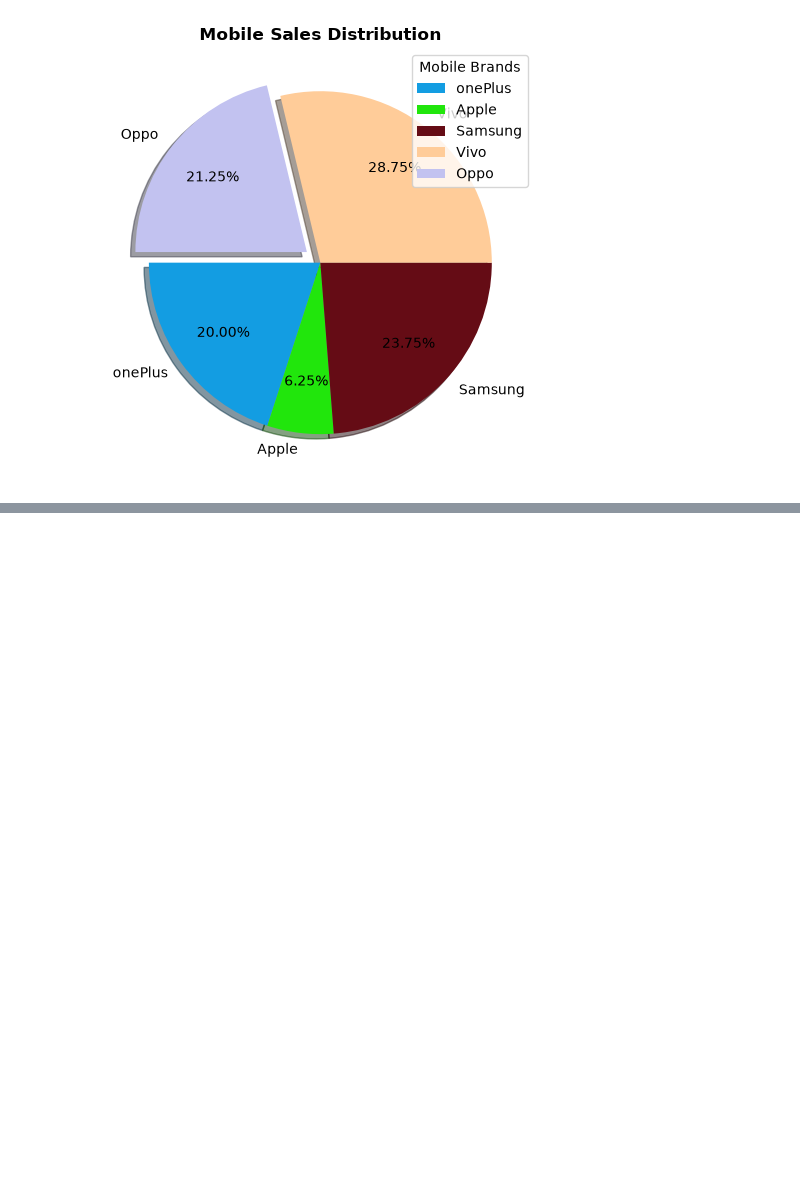
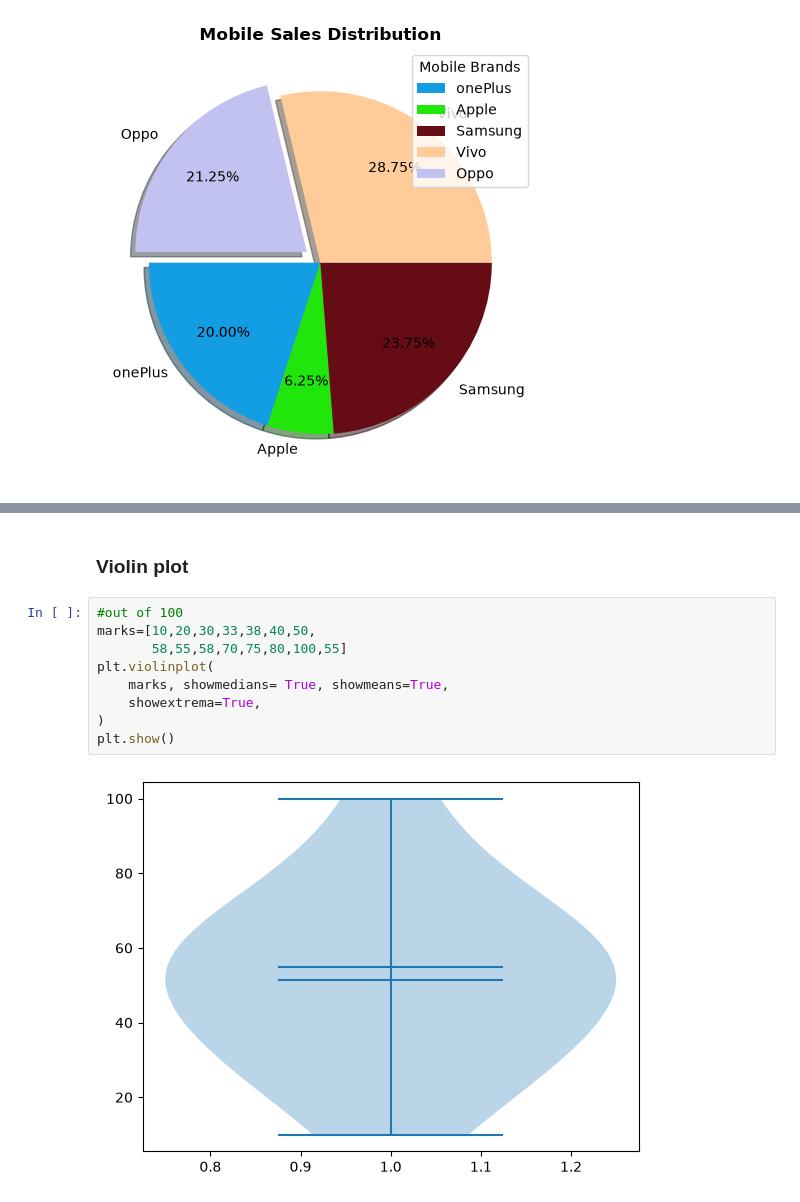
Before and after one commit to KarthikBNayak2006/Python-DataScience, a Jupyter notebook: Matplotlib/MatPlotLibPhasse2.ipynb, the cells around one changed output, grey strips where cells are left out. Drawn from its saved outputs; the diff is of its cells as text; blank space fills up the shorter version.

```diff
--- a/Matplotlib/MatPlotLibPhasse2.ipynb
+++ b/Matplotlib/MatPlotLibPhasse2.ipynb
@@ -44,0 +74,13 @@ ValueError: 'explode' must be of length 'x', not 5
+# %% [markdown]
+### Violin plot
+# %%
+#out of 100
+marks=[10,20,30,33,38,40,50,
+       58,55,58,70,75,80,100,55]
+plt.violinplot(
+    marks, showmedians= True, showmeans=True,
+    showextrema=True,
+)
+plt.show()
+# %% [output]
+[figure, added]
```
Also changed, not shown: parts of 6 cells of this notebook.
